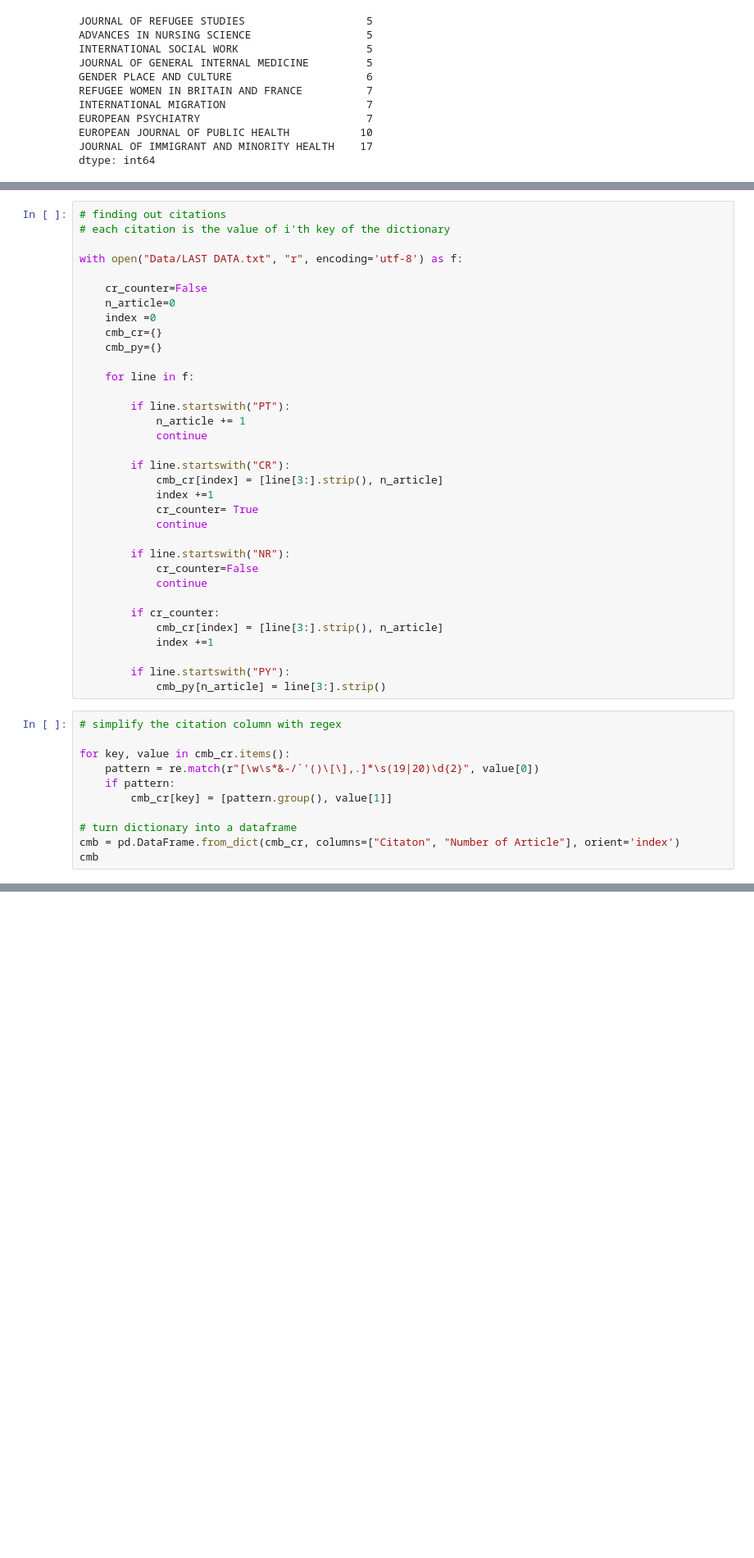
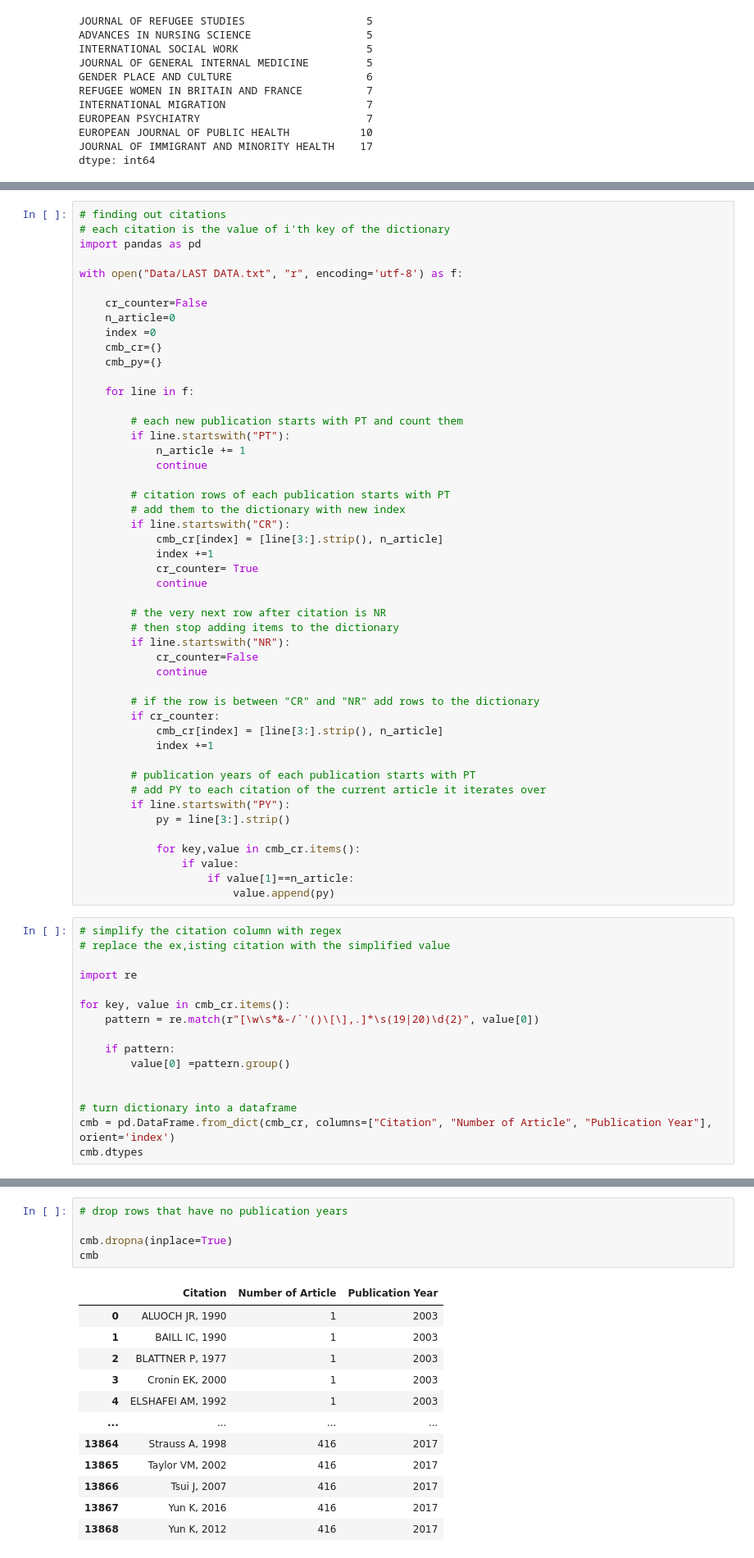
Before and after one commit to kurtsenol/pandas, a Jupyter notebook: web_of_science.ipynb, the cells around one changed output, grey strips where cells are left out. Shown at 82% size. Drawn from its saved outputs; the diff is of its cells as text; blank space fills up the shorter version.

```diff
--- a/web_of_science.ipynb
+++ b/web_of_science.ipynb
@@ -369,6 +369,7 @@ plt.show()
 # %%
 # finding out citations
 # each citation is the value of i'th key of the dictionary
+import pandas as pd
 
 with open("Data/LAST DATA.txt", "r", encoding='utf-8') as f:
 
@@ -380,35 +381,53 @@ with open("Data/LAST DATA.txt", "r", encoding='utf-8') as f:
 
     for line in f:
 
+        # each new publication starts with PT and count them
         if line.startswith("PT"):
             n_article += 1
             continue
 
+        # citation rows of each publication starts with PT
+        # add them to the dictionary with new index
         if line.startswith("CR"):
             cmb_cr[index] = [line[3:].strip(), n_article]
             index +=1
             cr_counter= True
             continue
 
+        # the very next row after citation is NR
+        # then stop adding items to the dictionary
         if line.startswith("NR"):
             cr_counter=False
             continue
 
+        # if the row is between "CR" and "NR" add rows to the dictionary
         if cr_counter:
             cmb_cr[index] = [line[3:].strip(), n_article]
             index +=1
 
+        # publication years of each publication starts with PT
+        # add PY to each citation of the current article it iterates over
         if line.startswith("PY"):
-            cmb_py[n_article] = line[3:].strip()
+            py = line[3:].strip()
+
+            for key,value in cmb_cr.items():
+                if value:
+                    if value[1]==n_article:
+                        value.append(py)
 # %%
 # simplify the citation column with regex
+# replace the ex,isting citation with the simplified value
+
+import re
 
 for key, value in cmb_cr.items():
     pattern = re.match(r"[\w\s*&-/`'()\[\],.]*\s(19|20)\d{2}", value[0])
+
     if pattern:
-        cmb_cr[key] = [pattern.group(), value[1]]
+        value[0] =pattern.group()
+
 
 # turn dictionary into a dataframe
-cmb = pd.DataFrame.from_dict(cmb_cr, columns=["Citaton", "Number of Article"], orient='index')
-cmb
+cmb = pd.DataFrame.from_dict(cmb_cr, columns=["Citation", "Number of Article", "Publication Year"], orient='index')
+cmb.dtypes
 # %% [output]
@@ -431,0 +464,18 @@ TypeError: 'Series' objects are mutable, thus they cannot be hashed
+# %%
+# drop rows that have no publication years
+
+cmb.dropna(inplace=True)
+cmb
+# %% [output]
+|  | Citation | Number of Article | Publication Year |
+| 0 | ALUOCH JR, 1990 | 1 | 2003 |
+| 1 | BAILL IC, 1990 | 1 | 2003 |
+| 2 | BLATTNER P, 1977 | 1 | 2003 |
+| 3 | Cronin EK, 2000 | 1 | 2003 |
+| 4 | ELSHAFEI AM, 1992 | 1 | 2003 |
+| ... | ... | ... | ... |
+| 13864 | Strauss A, 1998 | 416 | 2017 |
+| 13865 | Taylor VM, 2002 | 416 | 2017 |
+| 13866 | Tsui J, 2007 | 416 | 2017 |
+| 13867 | Yun K, 2016 | 416 | 2017 |
+| 13868 | Yun K, 2012 | 416 | 2017 |
```
Also changed, not shown: parts of 11 cells of this notebook.
